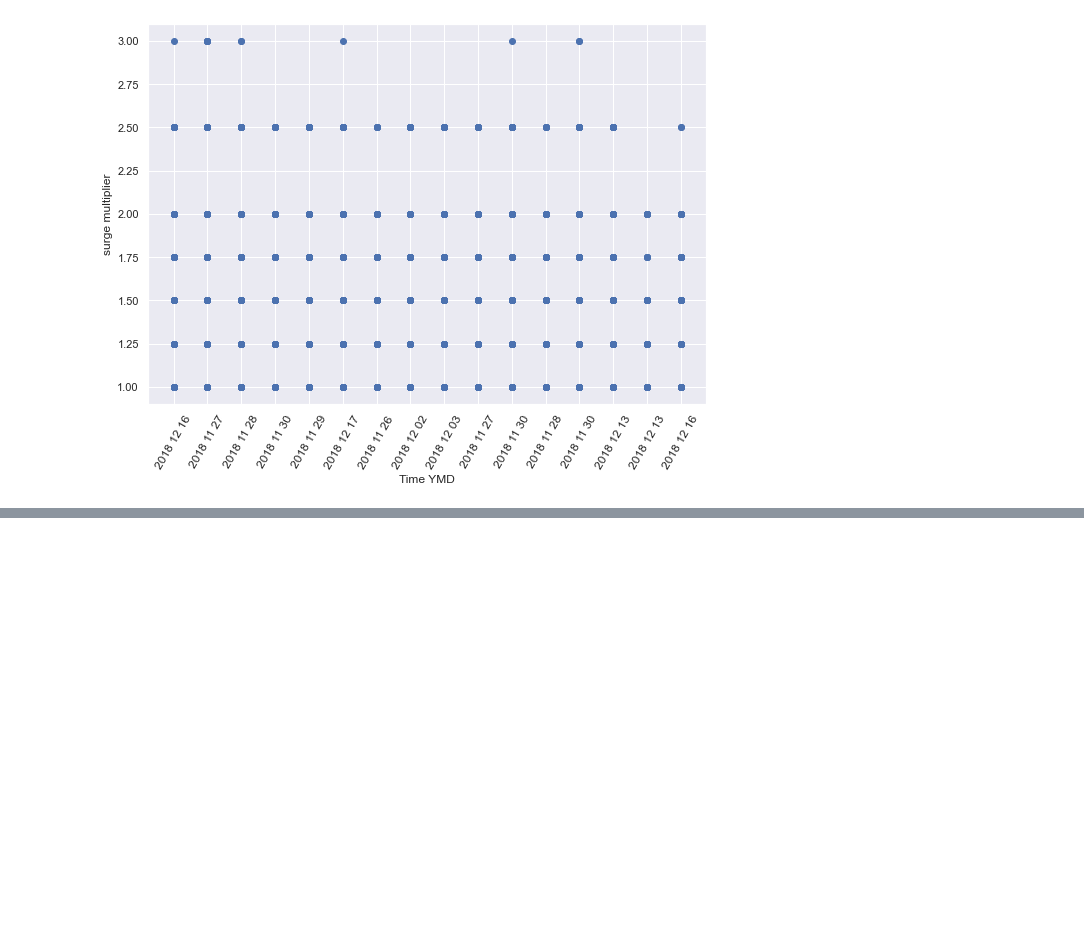
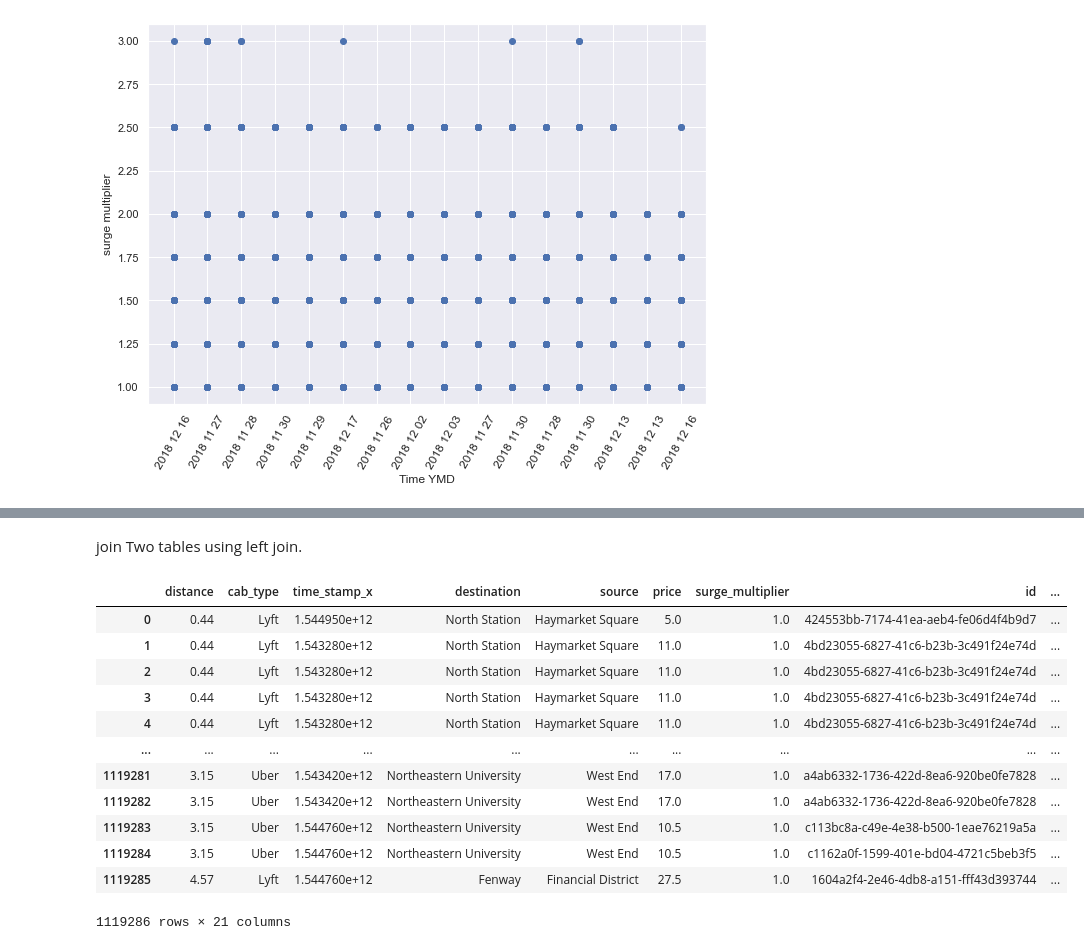
Before and after one commit to Nikpatel30/AI_ALGO_Final_Project, a Jupyter notebook: Data Acquisition & Understanding/AI_Final_project.ipynb, the cells around one changed output, grey strips where cells are left out. Cells and saved outputs as stored; diff of their text form; code cells hidden in the pictures; blank space fills up the shorter version.

```diff
--- a/Data Acquisition & Understanding/AI_Final_project.ipynb
+++ b/Data Acquisition & Understanding/AI_Final_project.ipynb
@@ -240,0 +361,19 @@ plt.show()
+# %% [markdown]
+join Two tables using left join.
+# %%
+res = pd.merge(car_ride_df, weather_df, on = ['source','date_time'], how = 'left')
+res
+# %% [output]
+|  | distance | cab_type | time_stamp_x | destination | source | price | surge_multiplier | id | ... |
+| 0 | 0.44 | Lyft | 1.544950e+12 | North Station | Haymarket Square | 5.0 | 1.0 | 424553bb-7174-41ea-aeb4-fe06d4f4b9d7 | ... |
+| 1 | 0.44 | Lyft | 1.543280e+12 | North Station | Haymarket Square | 11.0 | 1.0 | 4bd23055-6827-41c6-b23b-3c491f24e74d | ... |
+| 2 | 0.44 | Lyft | 1.543280e+12 | North Station | Haymarket Square | 11.0 | 1.0 | 4bd23055-6827-41c6-b23b-3c491f24e74d | ... |
+| 3 | 0.44 | Lyft | 1.543280e+12 | North Station | Haymarket Square | 11.0 | 1.0 | 4bd23055-6827-41c6-b23b-3c491f24e74d | ... |
+| 4 | 0.44 | Lyft | 1.543280e+12 | North Station | Haymarket Square | 11.0 | 1.0 | 4bd23055-6827-41c6-b23b-3c491f24e74d | ... |
+| ... | ... | ... | ... | ... | ... | ... | ... | ... | ... |
+| 1119281 | 3.15 | Uber | 1.543420e+12 | Northeastern University | West End | 17.0 | 1.0 | a4ab6332-1736-422d-8ea6-920be0fe7828 | ... |
+| 1119282 | 3.15 | Uber | 1.543420e+12 | Northeastern University | West End | 17.0 | 1.0 | a4ab6332-1736-422d-8ea6-920be0fe7828 | ... |
+| 1119283 | 3.15 | Uber | 1.544760e+12 | Northeastern University | West End | 10.5 | 1.0 | c113bc8a-c49e-4e38-b500-1eae76219a5a | ... |
+| 1119284 | 3.15 | Uber | 1.544760e+12 | Northeastern University | West End | 10.5 | 1.0 | c1162a0f-1599-401e-bd04-4721c5beb3f5 | ... |
+| 1119285 | 4.57 | Lyft | 1.544760e+12 | Fenway | Financial District | 27.5 | 1.0 | 1604a2f4-2e46-4db8-a151-fff43d393744 | ... |
+1119286 rows × 21 columns
```
Also changed, not shown: parts of 15 cells of this notebook.
